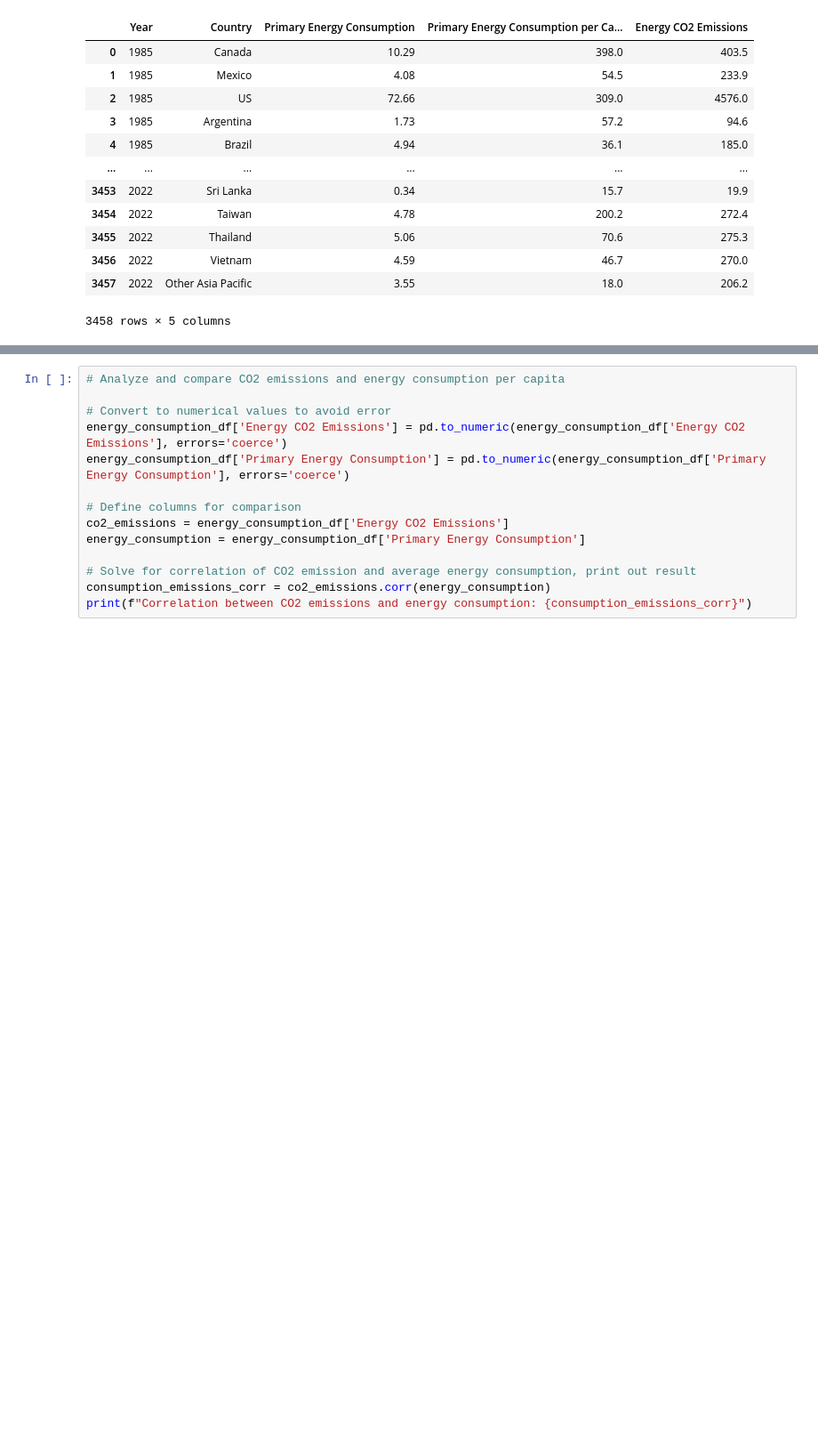
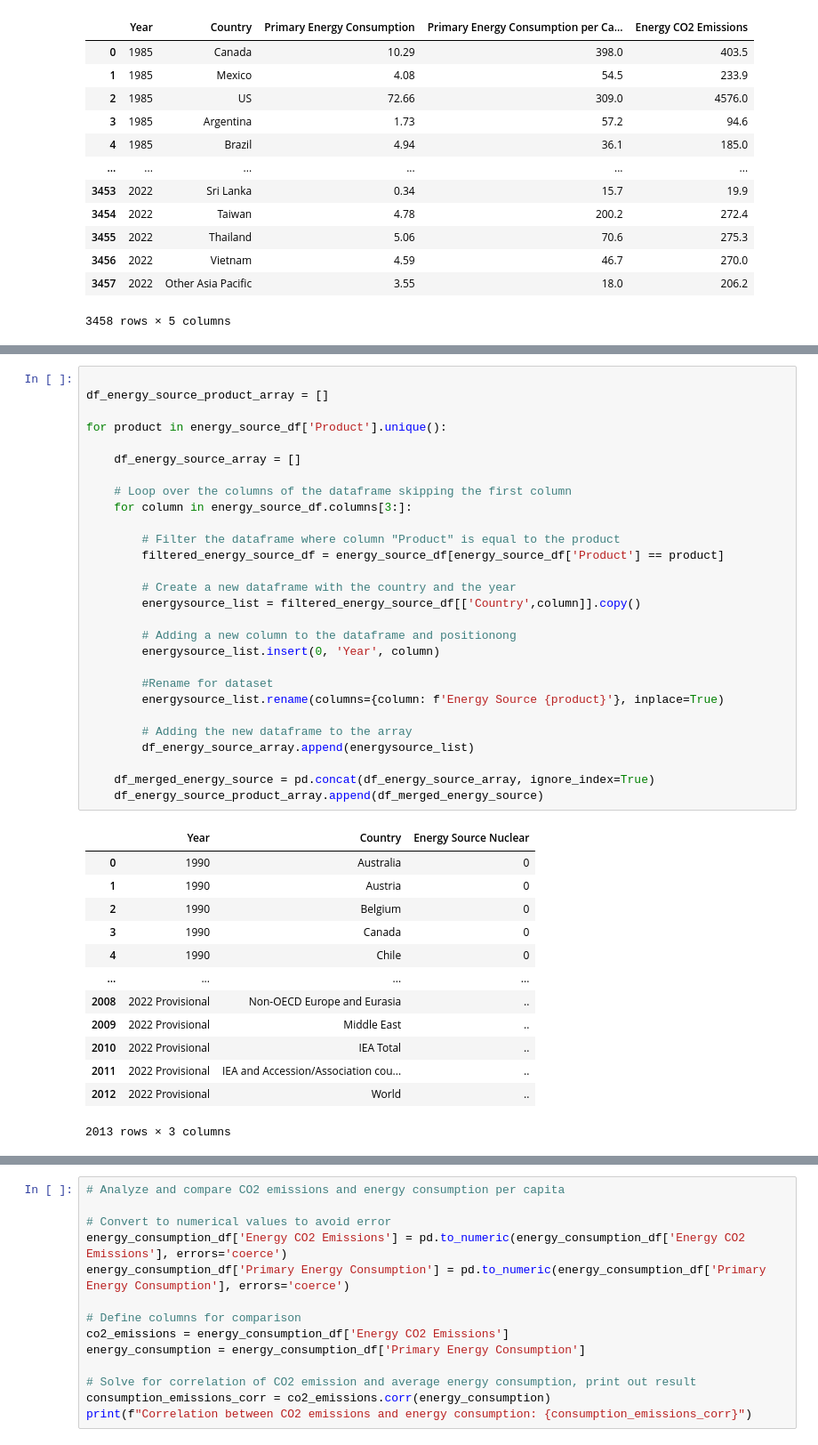
Before and after one commit to maddiebowman/Global_Climate_Change_Trends, a Jupyter notebook: GlobalClimateTrends.ipynb, the cells around one changed output, grey strips where cells are left out. Shown at 89% size. Cells and saved outputs as stored; diff of their text form; blank space fills up the shorter version.

```diff
--- a/GlobalClimateTrends.ipynb
+++ b/GlobalClimateTrends.ipynb
@@ -202,0 +140,42 @@ energy_consumption_df
+# %%
+
+df_energy_source_product_array = []
+
+for product in energy_source_df['Product'].unique():
+
+    df_energy_source_array = []
+
+    # Loop over the columns of the dataframe skipping the first column
+    for column in energy_source_df.columns[3:]:
+
+        # Filter the dataframe where column "Product" is equal to the product
+        filtered_energy_source_df = energy_source_df[energy_source_df['Product'] == product]
+
+        # Create a new dataframe with the country and the year
+        energysource_list = filtered_energy_source_df[['Country',column]].copy()
+
+        # Adding a new column to the dataframe and positionong
+        energysource_list.insert(0, 'Year', column)
+
+        #Rename for dataset
+        energysource_list.rename(columns={column: f'Energy Source {product}'}, inplace=True)
+
+        # Adding the new dataframe to the array
+        df_energy_source_array.append(energysource_list)
+
+    df_merged_energy_source = pd.concat(df_energy_source_array, ignore_index=True)
+    df_energy_source_product_array.append(df_merged_energy_source)
+# %% [output]
+|  | Year | Country | Energy Source Nuclear |
+| 0 | 1990 | Australia | 0 |
+| 1 | 1990 | Austria | 0 |
+| 2 | 1990 | Belgium | 0 |
+| 3 | 1990 | Canada | 0 |
+| 4 | 1990 | Chile | 0 |
+| ... | ... | ... | ... |
+| 2008 | 2022 Provisional | Non-OECD Europe and Eurasia | .. |
+| 2009 | 2022 Provisional | Middle East | .. |
+| 2010 | 2022 Provisional | IEA Total | .. |
+| 2011 | 2022 Provisional | IEA and Accession/Association cou... | .. |
+| 2012 | 2022 Provisional | World | .. |
+2013 rows × 3 columns
```
Also changed, not shown: parts of 9 cells of this notebook, 8 other files.
